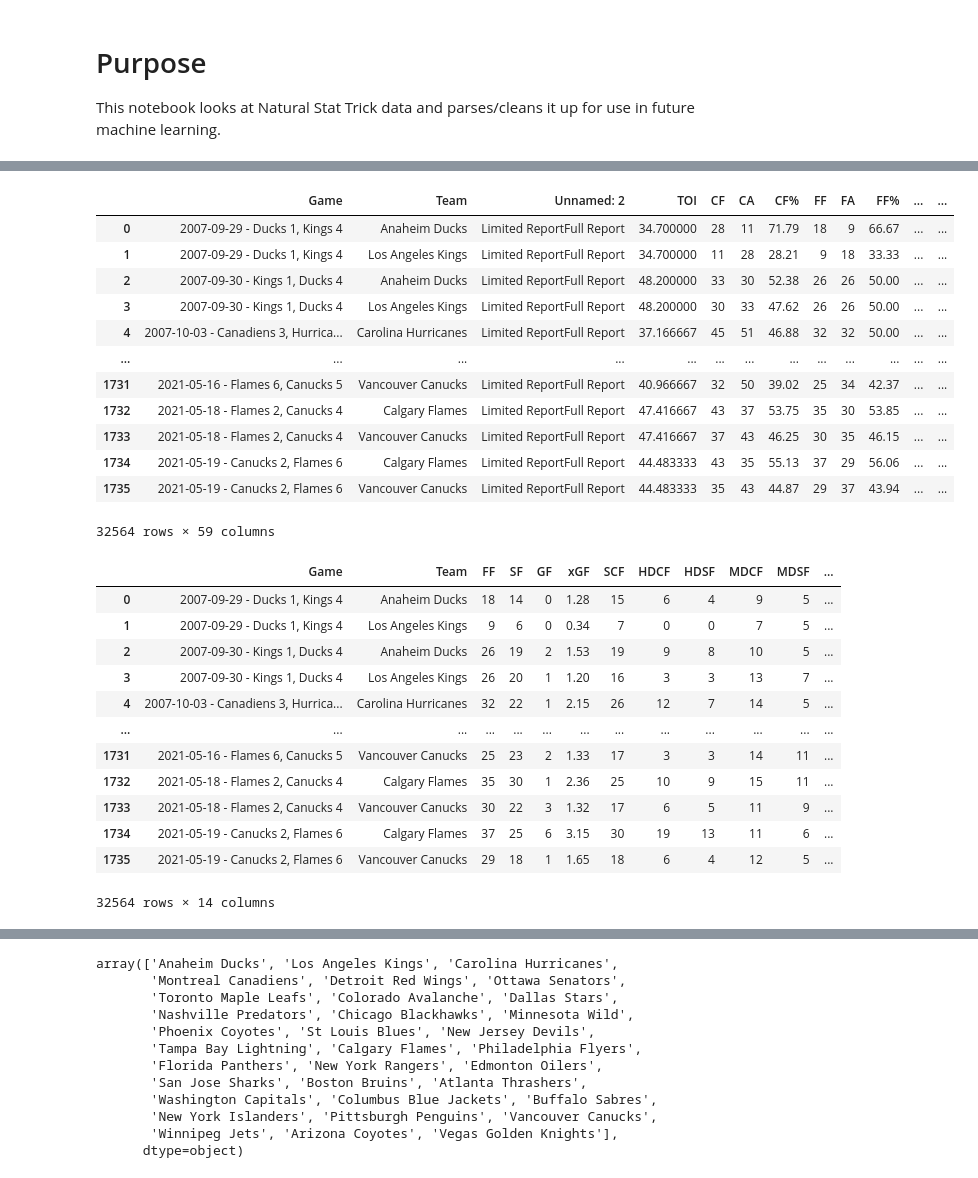
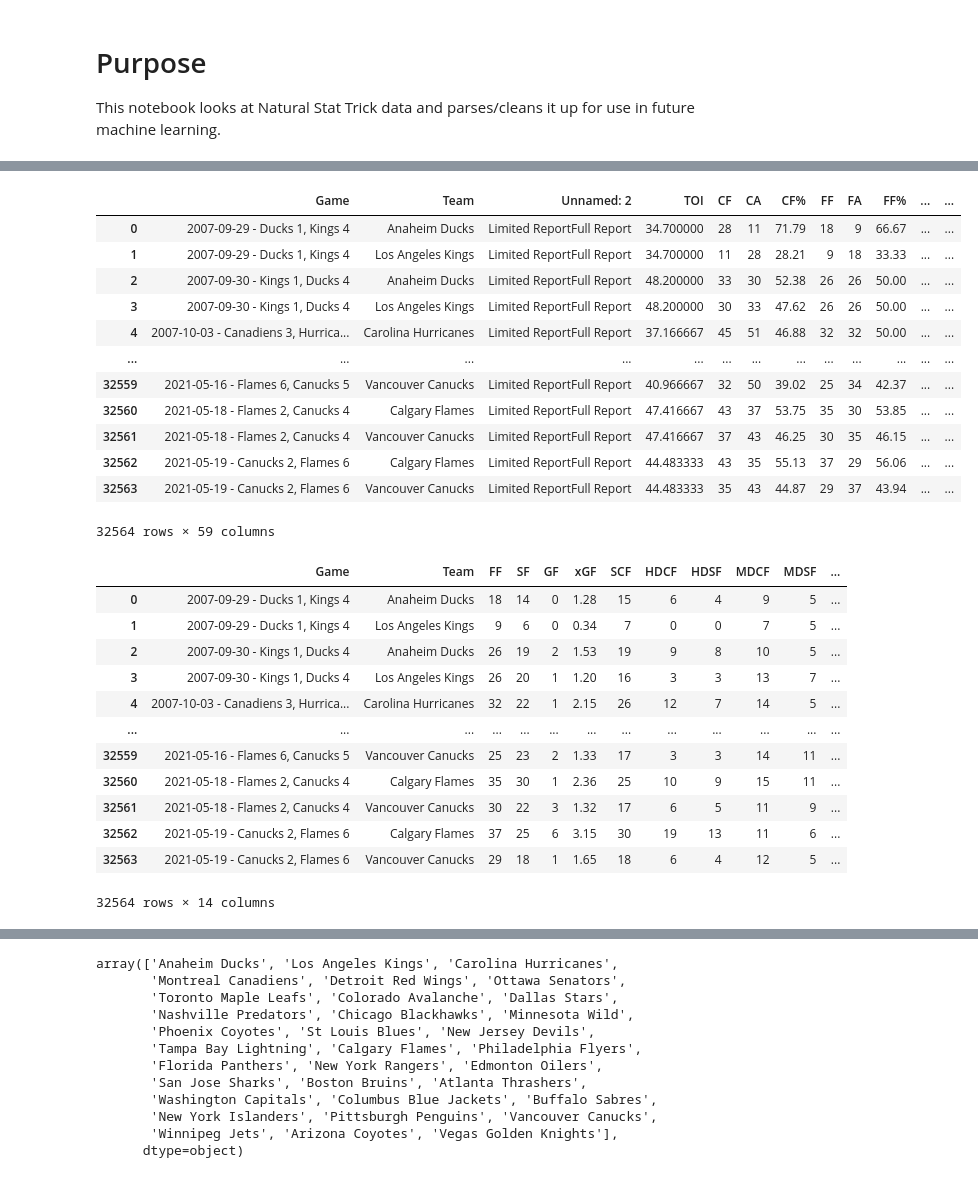
Before and after one commit to BenPollock/SportsBettingExploration, a Jupyter notebook: nst_parse_and_combine.ipynb, the cells around one changed output, grey strips where cells are left out. Drawn from its saved outputs; the diff is of its cells as text; code cells hidden in the pictures.

```diff
--- a/nst_parse_and_combine.ipynb
+++ b/nst_parse_and_combine.ipynb
@@ -38,24 +39,25 @@ dtype: object
 # %%
 # Combine all CSVs into a single DF
 combined_df = pd.read_csv('nst_regular_season/2008.csv')
 for i in range(2009, 2022):
     temp_df = pd.read_csv('nst_regular_season/' + str(i) + '.csv')
-    combined_df = combined_df.append(temp_df)
+    # Ignore Index is important for a later step, because we need unique indexes to handle row swaps
+    combined_df = combined_df.append(temp_df, ignore_index=True)
 
 combined_df
 # %% [output]
 |  | Game | Team | Unnamed: 2 | TOI | CF | CA | CF% | FF | FA | FF% | ... | ... |
 | 0 | 2007-09-29 - Ducks 1, Kings 4 | Anaheim Ducks | Limited ReportFull Report | 34.700000 | 28 | 11 | 71.79 | 18 | 9 | 66.67 | ... | ... |
 | 1 | 2007-09-29 - Ducks 1, Kings 4 | Los Angeles Kings | Limited ReportFull Report | 34.700000 | 11 | 28 | 28.21 | 9 | 18 | 33.33 | ... | ... |
 | 2 | 2007-09-30 - Kings 1, Ducks 4 | Anaheim Ducks | Limited ReportFull Report | 48.200000 | 33 | 30 | 52.38 | 26 | 26 | 50.00 | ... | ... |
 | 3 | 2007-09-30 - Kings 1, Ducks 4 | Los Angeles Kings | Limited ReportFull Report | 48.200000 | 30 | 33 | 47.62 | 26 | 26 | 50.00 | ... | ... |
 | 4 | 2007-10-03 - Canadiens 3, Hurrica... | Carolina Hurricanes | Limited ReportFull Report | 37.166667 | 45 | 51 | 46.88 | 32 | 32 | 50.00 | ... | ... |
 | ... | ... | ... | ... | ... | ... | ... | ... | ... | ... | ... | ... | ... |
-| 1731 | 2021-05-16 - Flames 6, Canucks 5 | Vancouver Canucks | Limited ReportFull Report | 40.966667 | 32 | 50 | 39.02 | 25 | 34 | 42.37 | ... | ... |
-| 1732 | 2021-05-18 - Flames 2, Canucks 4 | Calgary Flames | Limited ReportFull Report | 47.416667 | 43 | 37 | 53.75 | 35 | 30 | 53.85 | ... | ... |
-| 1733 | 2021-05-18 - Flames 2, Canucks 4 | Vancouver Canucks | Limited ReportFull Report | 47.416667 | 37 | 43 | 46.25 | 30 | 35 | 46.15 | ... | ... |
-| 1734 | 2021-05-19 - Canucks 2, Flames 6 | Calgary Flames | Limited ReportFull Report | 44.483333 | 43 | 35 | 55.13 | 37 | 29 | 56.06 | ... | ... |
-| 1735 | 2021-05-19 - Canucks 2, Flames 6 | Vancouver Canucks | Limited ReportFull Report | 44.483333 | 35 | 43 | 44.87 | 29 | 37 | 43.94 | ... | ... |
+| 32559 | 2021-05-16 - Flames 6, Canucks 5 | Vancouver Canucks | Limited ReportFull Report | 40.966667 | 32 | 50 | 39.02 | 25 | 34 | 42.37 | ... | ... |
+| 32560 | 2021-05-18 - Flames 2, Canucks 4 | Calgary Flames | Limited ReportFull Report | 47.416667 | 43 | 37 | 53.75 | 35 | 30 | 53.85 | ... | ... |
+| 32561 | 2021-05-18 - Flames 2, Canucks 4 | Vancouver Canucks | Limited ReportFull Report | 47.416667 | 37 | 43 | 46.25 | 30 | 35 | 46.15 | ... | ... |
+| 32562 | 2021-05-19 - Canucks 2, Flames 6 | Calgary Flames | Limited ReportFull Report | 44.483333 | 43 | 35 | 55.13 | 37 | 29 | 56.06 | ... | ... |
+| 32563 | 2021-05-19 - Canucks 2, Flames 6 | Vancouver Canucks | Limited ReportFull Report | 44.483333 | 35 | 43 | 44.87 | 29 | 37 | 43.94 | ... | ... |
 32564 rows × 59 columns
 # %%
 # Clean up columns we don't need
@@ -87,11 +89,11 @@ combined_df
 | 3 | 2007-09-30 - Kings 1, Ducks 4 | Los Angeles Kings | 26 | 20 | 1 | 1.20 | 16 | 3 | 3 | 13 | 7 | ... |
 | 4 | 2007-10-03 - Canadiens 3, Hurrica... | Carolina Hurricanes | 32 | 22 | 1 | 2.15 | 26 | 12 | 7 | 14 | 5 | ... |
 | ... | ... | ... | ... | ... | ... | ... | ... | ... | ... | ... | ... | ... |
-| 1731 | 2021-05-16 - Flames 6, Canucks 5 | Vancouver Canucks | 25 | 23 | 2 | 1.33 | 17 | 3 | 3 | 14 | 11 | ... |
-| 1732 | 2021-05-18 - Flames 2, Canucks 4 | Calgary Flames | 35 | 30 | 1 | 2.36 | 25 | 10 | 9 | 15 | 11 | ... |
-| 1733 | 2021-05-18 - Flames 2, Canucks 4 | Vancouver Canucks | 30 | 22 | 3 | 1.32 | 17 | 6 | 5 | 11 | 9 | ... |
-| 1734 | 2021-05-19 - Canucks 2, Flames 6 | Calgary Flames | 37 | 25 | 6 | 3.15 | 30 | 19 | 13 | 11 | 6 | ... |
-| 1735 | 2021-05-19 - Canucks 2, Flames 6 | Vancouver Canucks | 29 | 18 | 1 | 1.65 | 18 | 6 | 4 | 12 | 5 | ... |
+| 32559 | 2021-05-16 - Flames 6, Canucks 5 | Vancouver Canucks | 25 | 23 | 2 | 1.33 | 17 | 3 | 3 | 14 | 11 | ... |
+| 32560 | 2021-05-18 - Flames 2, Canucks 4 | Calgary Flames | 35 | 30 | 1 | 2.36 | 25 | 10 | 9 | 15 | 11 | ... |
+| 32561 | 2021-05-18 - Flames 2, Canucks 4 | Vancouver Canucks | 30 | 22 | 3 | 1.32 | 17 | 6 | 5 | 11 | 9 | ... |
+| 32562 | 2021-05-19 - Canucks 2, Flames 6 | Calgary Flames | 37 | 25 | 6 | 3.15 | 30 | 19 | 13 | 11 | 6 | ... |
+| 32563 | 2021-05-19 - Canucks 2, Flames 6 | Vancouver Canucks | 29 | 18 | 1 | 1.65 | 18 | 6 | 4 | 12 | 5 | ... |
 32564 rows × 14 columns
 # %%
 combined_df2 = combined_df
```
Also changed, not shown: parts of 7 cells of this notebook, 3 other files.
